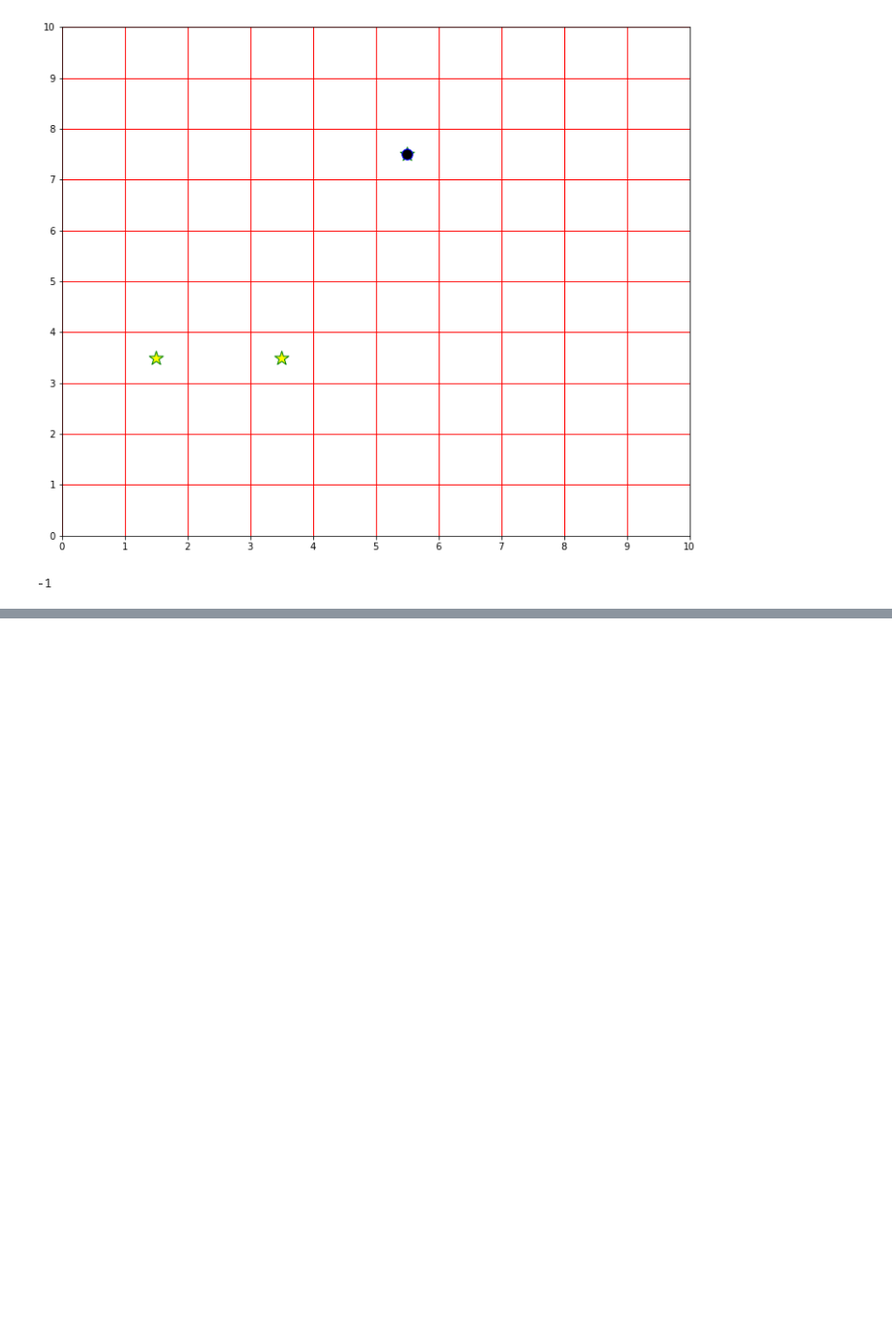
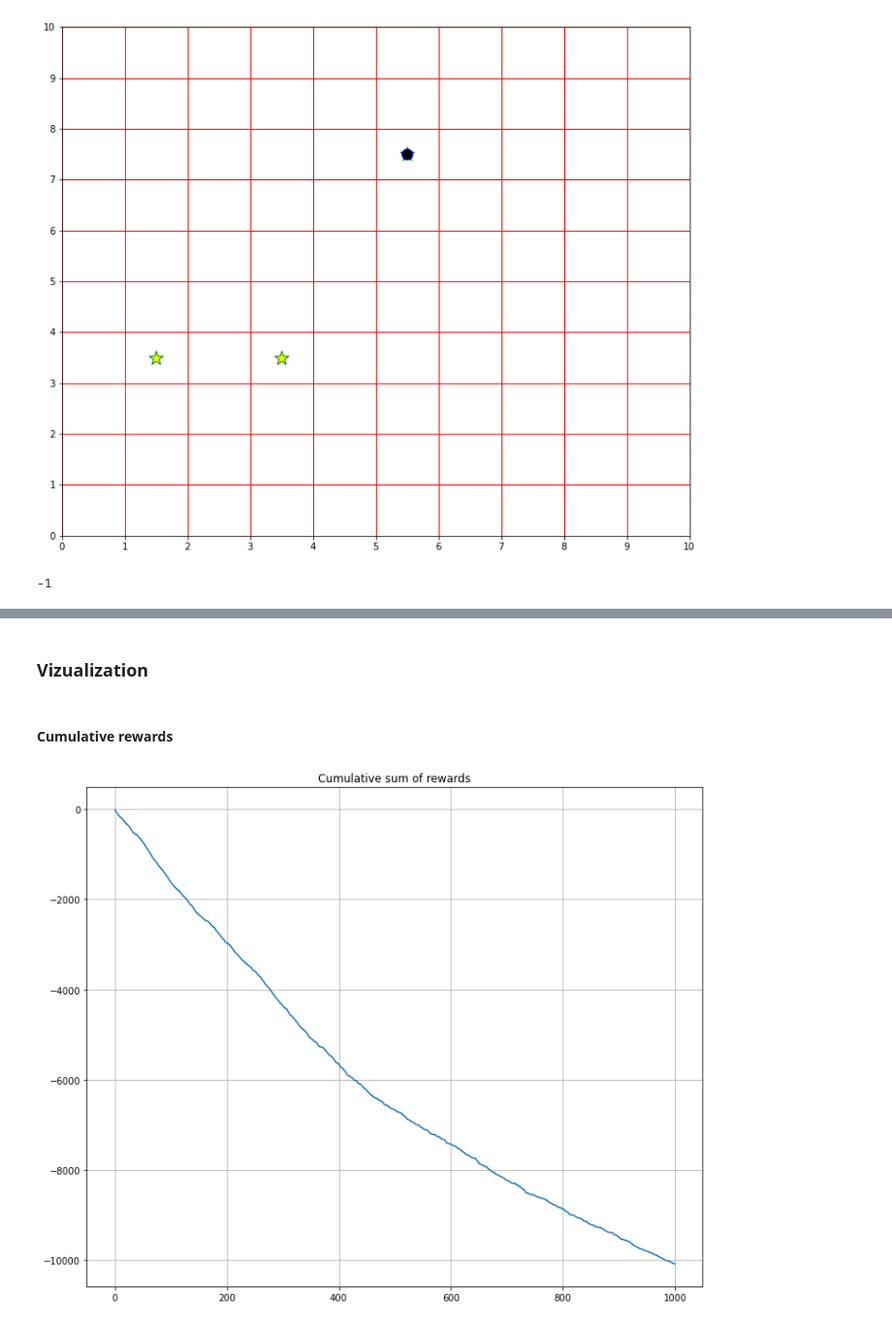
Before and after one commit to SylvanBrocard/SARSA, a Jupyter notebook: dev.ipynb, the cells around one changed output, grey strips where cells are left out. Shown at 97% size. Cells and saved outputs as stored; diff of their text form; code cells hidden in the pictures; blank space fills up the shorter version.

```diff
--- a/dev.ipynb
+++ b/dev.ipynb
@@ -91,0 +108,2 @@ game.run_game(plot=True)
+# %%
+sarsaaagent = SARSAAgent(maze)
@@ -91,0 +112,11 @@ game.run_game(plot=True)
+# %%
+game = GameWithGhosts(maze, sarsaaagent, max_steps=20)
+game.train_agent(episodes=1000)
+# %% [markdown]
+### Vizualization
+# %% [markdown]
+#### Cumulative rewards
+# %%
+plot_cumsum(game)
+# %% [output]
+[figure, added]
```
Also changed, not shown: parts of 12 cells of this notebook, 5 other files.
